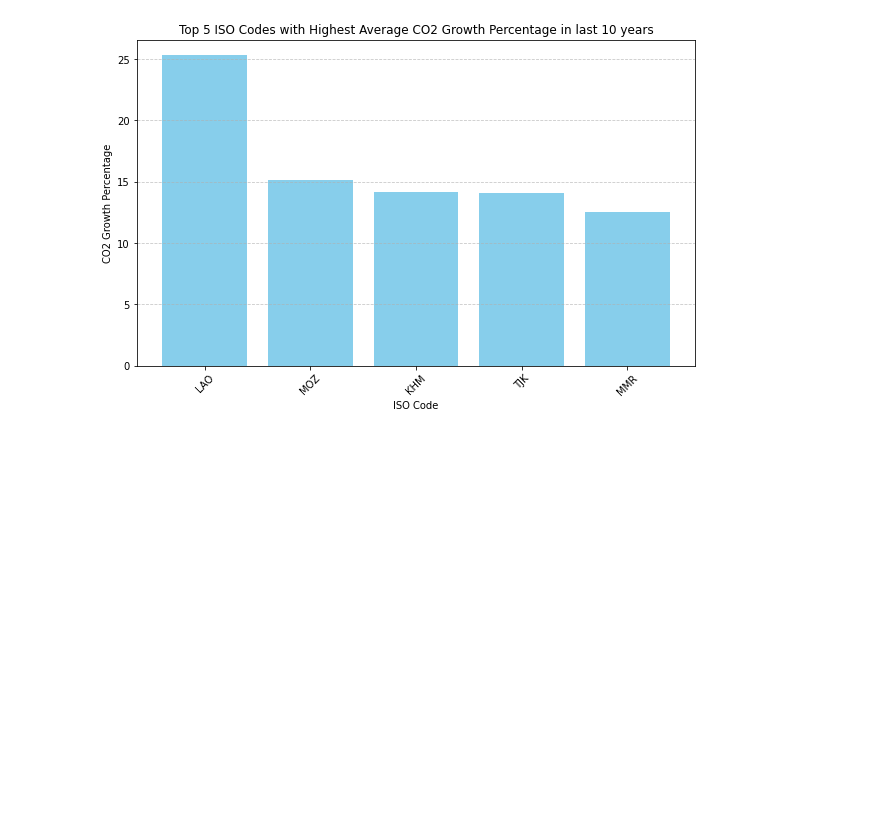
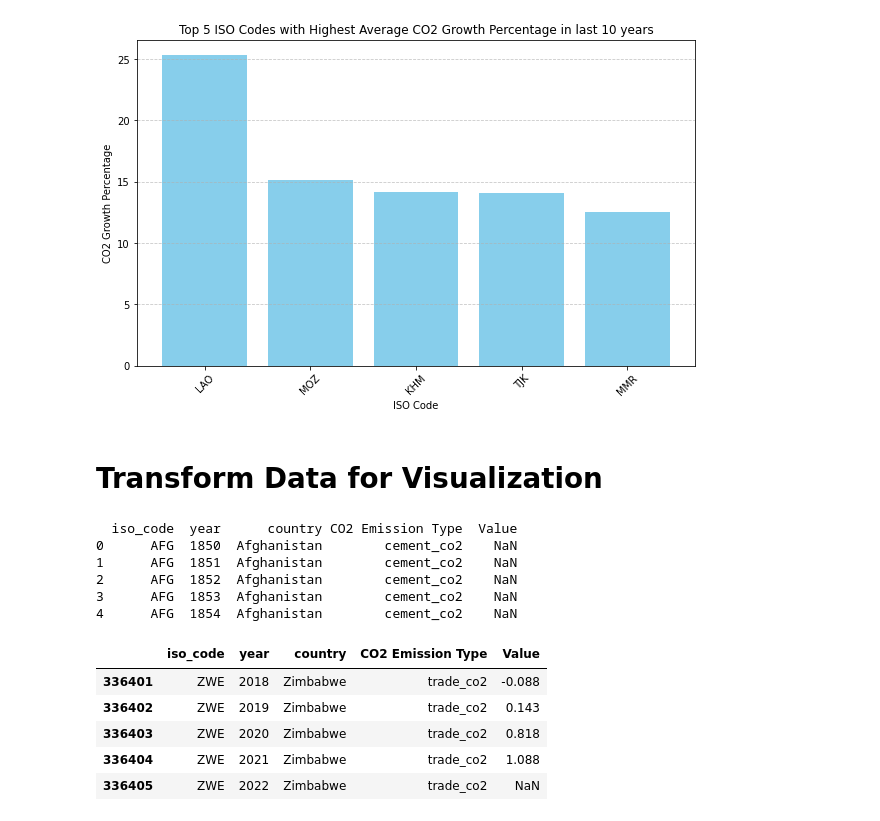
Before and after one commit to arnavhasija/Carbon-Chronicle-Investigating_GHG_Emissions_Trends, a Jupyter notebook: ghg-emissions-analysis.ipynb, the cells around one changed output. Drawn from its saved outputs; the diff is of its cells as text; code cells hidden in the pictures; blank space fills up the shorter version.

Commit message:
Transform data for Power BI visualizations

```diff
--- a/ghg-emissions-analysis.ipynb
+++ b/ghg-emissions-analysis.ipynb
@@ -170,3 +170,29 @@ plt.grid(axis='y', linestyle='--', alpha=0.7)
 plt.show()
 # %% [output]
 [figure]
+# %% [markdown]
+# Transform Data for Visualization
+# %%
+id_vars = ['iso_code', 'year', 'country']
+
+# List of columns to melt
+value_vars = ['cement_co2', 'coal_co2', 'consumption_co2', 'flaring_co2', 'gas_co2', 'oil_co2', 'trade_co2']
+
+# Melt the DataFrame to reshape it
+melted_df = pd.melt(df, id_vars=id_vars, value_vars=value_vars, var_name='CO2 Emission Type', value_name='Value')
+# %% [output]
+  iso_code  year      country CO2 Emission Type  Value
+0      AFG  1850  Afghanistan        cement_co2    NaN
+1      AFG  1851  Afghanistan        cement_co2    NaN
+2      AFG  1852  Afghanistan        cement_co2    NaN
+3      AFG  1853  Afghanistan        cement_co2    NaN
+4      AFG  1854  Afghanistan        cement_co2    NaN
+# %%
+melted_df.tail()
+# %% [output]
+|  | iso_code | year | country | CO2 Emission Type | Value |
+| 336401 | ZWE | 2018 | Zimbabwe | trade_co2 | -0.088 |
+| 336402 | ZWE | 2019 | Zimbabwe | trade_co2 | 0.143 |
+| 336403 | ZWE | 2020 | Zimbabwe | trade_co2 | 0.818 |
+| 336404 | ZWE | 2021 | Zimbabwe | trade_co2 | 1.088 |
+| 336405 | ZWE | 2022 | Zimbabwe | trade_co2 | NaN |
```
Also changed, not shown: parts of 1 cell of this notebook.
